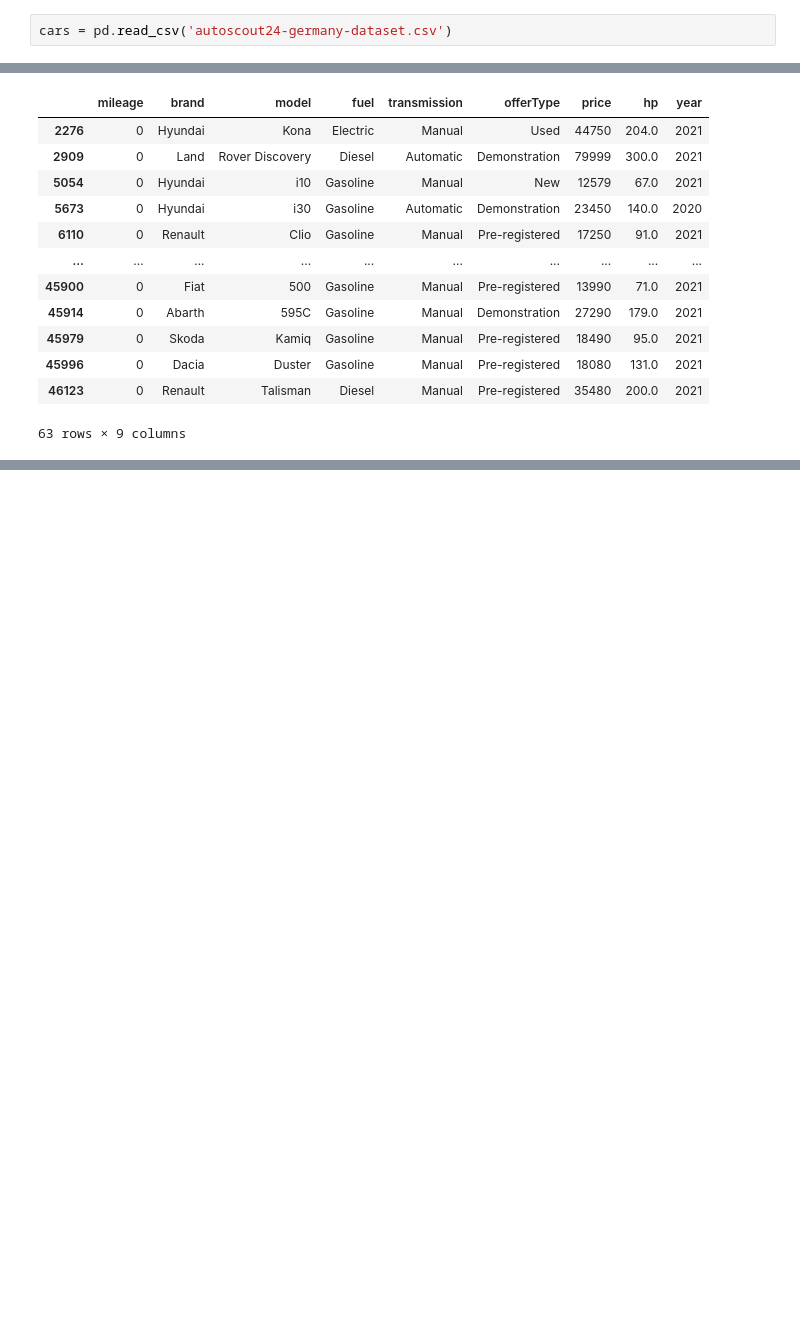
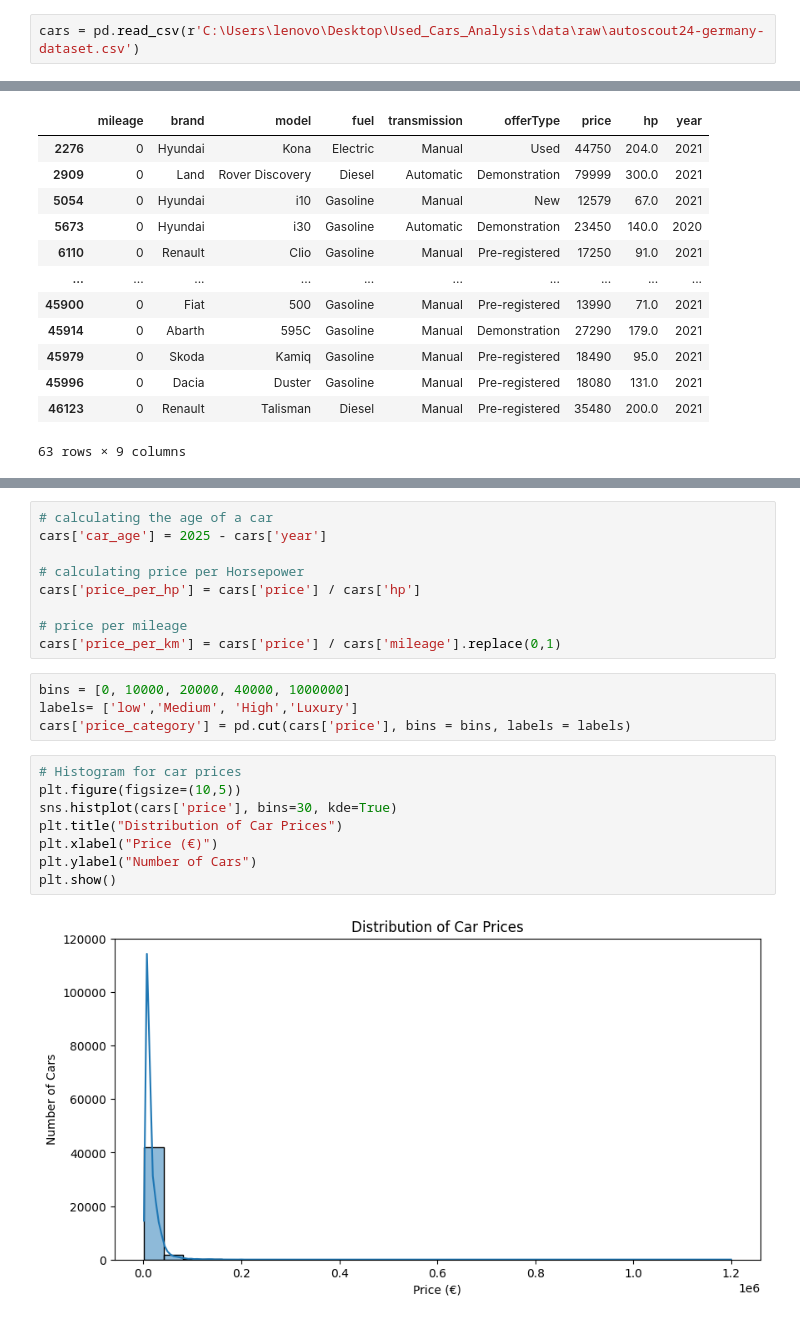
Before and after one commit to AdjinaMohamed/Used_Cars_Analysis, a Jupyter notebook: notebooks/used_cars.ipynb, the cells around one changed output, grey strips where cells are left out. Saved outputs shown, nothing was run; the diff lists cells and outputs as text; blank space fills up the shorter version.

```diff
--- a/notebooks/used_cars.ipynb
+++ b/notebooks/used_cars.ipynb
@@ -46,7 +46,7 @@ import numpy as np
 import matplotlib.pyplot as plt
 import seaborn as sns
 # %%
-cars = pd.read_csv('autoscout24-germany-dataset.csv')
+cars = pd.read_csv(r'C:\Users\lenovo\Desktop\Used_Cars_Analysis\data\raw\autoscout24-germany-dataset.csv')
 # %%
 cars.head()
 # %% [output]
@@ -226,3 +227,26 @@ for col in numeric_cols:
 [figure]
 [figure]
 [figure]
+# %%
+# calculating the age of a car
+cars['car_age'] = 2025 - cars['year']
+
+# calculating price per Horsepower
+cars['price_per_hp'] = cars['price'] / cars['hp']
+
+# price per mileage
+cars['price_per_km'] = cars['price'] / cars['mileage'].replace(0,1)
+# %%
+bins = [0, 10000, 20000, 40000, 1000000]
+labels= ['low','Medium', 'High','Luxury']
+cars['price_category'] = pd.cut(cars['price'], bins = bins, labels = labels)
+# %%
+# Histogram for car prices
+plt.figure(figsize=(10,5))
+sns.histplot(cars['price'], bins=30, kde=True)
+plt.title("Distribution of Car Prices")
+plt.xlabel("Price (€)")
+plt.ylabel("Number of Cars")
+plt.show()
+# %% [output]
+[figure, added]
```
Also changed, not shown: parts of 3 cells of this notebook, 1 other file.
